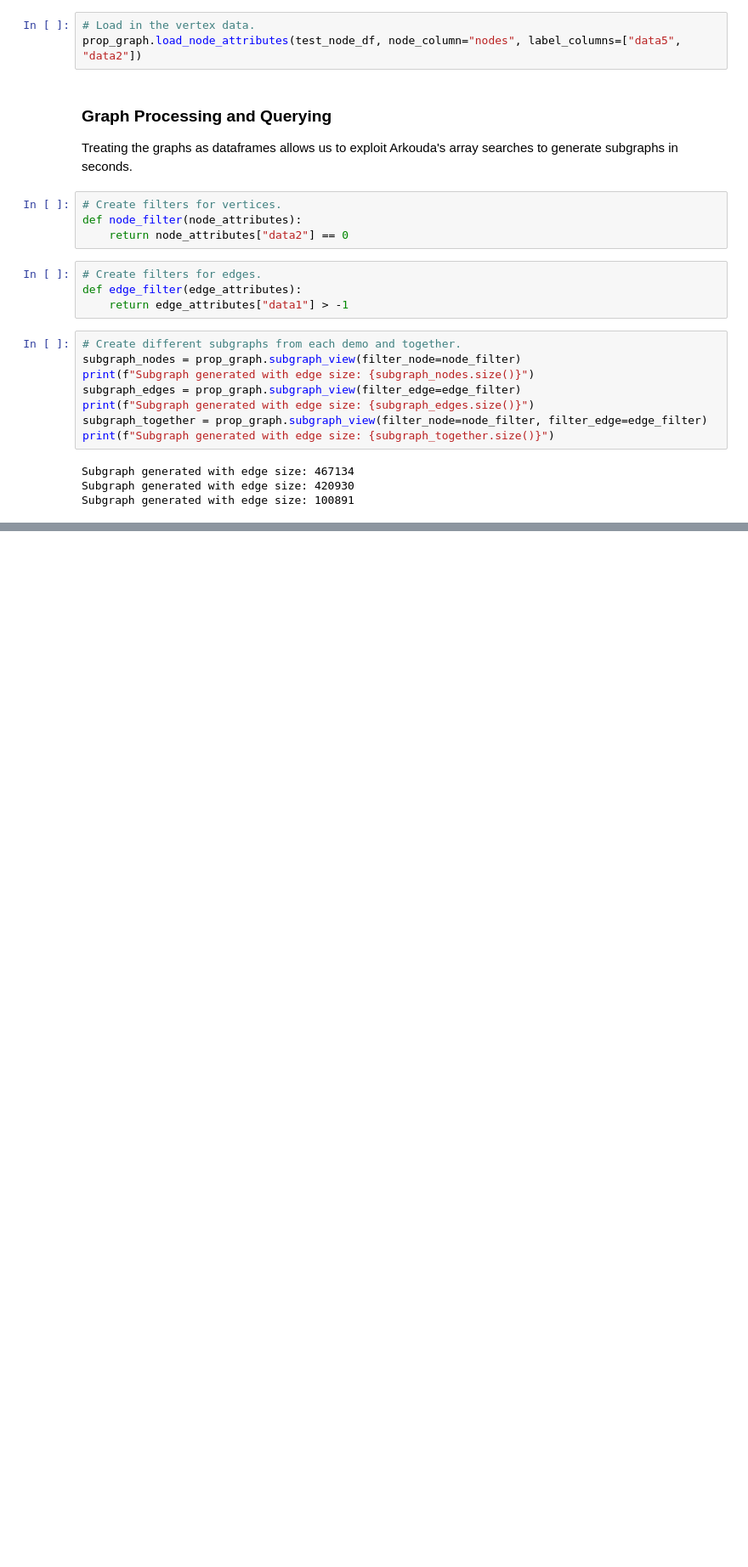
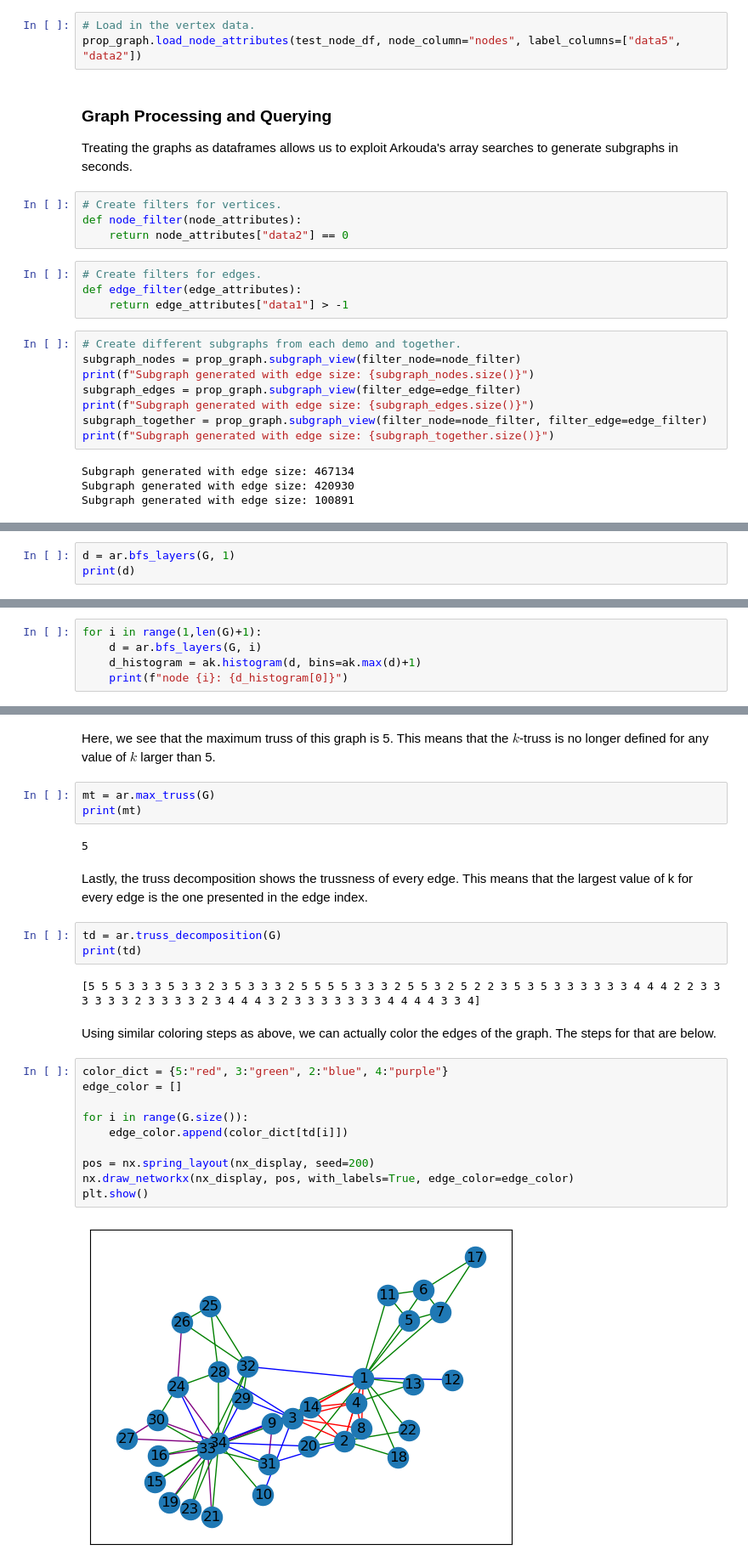
Before and after one commit to Bears-R-Us/arkouda-njit, a Jupyter notebook: arachne/arachne_sample.ipynb, the cells around one changed output, grey strips where cells are left out. Shown at 85% size. Saved outputs shown, nothing was run; the diff lists cells and outputs as text; blank space fills up the shorter version.

```diff
--- a/arachne/arachne_sample.ipynb
+++ b/arachne/arachne_sample.ipynb
@@ -131,0 +185,3 @@ Let's run some graph algorithms and see how we can use the returned information
+# %%
+d = ar.bfs_layers(G, 1)
+print(d)
@@ -131,0 +199,5 @@ Let's run some graph algorithms and see how we can use the returned information
+# %%
+for i in range(1,len(G)+1):
+    d = ar.bfs_layers(G, i)
+    d_histogram = ak.histogram(d, bins=ak.max(d)+1)
+    print(f"node {i}: {d_histogram[0]}")
@@ -131,0 +308,28 @@ Let's run some graph algorithms and see how we can use the returned information
+# %% [markdown]
+Here, we see that the maximum truss of this graph is 5. This means that the $k$-truss is no longer defined for any value of $k$ larger than 5.
+# %%
+mt = ar.max_truss(G)
+print(mt)
+# %% [output]
+5
+# %% [markdown]
+Lastly, the truss decomposition shows the trussness of every edge. This means that the largest value of k for every edge is the one presented in the edge index.
+# %%
+td = ar.truss_decomposition(G)
+print(td)
+# %% [output]
+[5 5 5 3 3 3 5 3 3 2 3 5 3 3 3 2 5 5 5 5 3 3 3 2 5 5 3 2 5 2 2 3 5 3 5 3 3 3 3 3 3 4 4 4 2 2 3 3 3 3 3 3 2 3 3 3 3 2 3 4 4 4 3 2 3 3 3 3 3 3 3 4 4 4 4 3 3 4]
+# %% [markdown]
+Using similar coloring steps as above, we can actually color the edges of the graph. The steps for that are below.
+# %%
+color_dict = {5:"red", 3:"green", 2:"blue", 4:"purple"}
+edge_color = []
+
+for i in range(G.size()):
+    edge_color.append(color_dict[td[i]])
+
+pos = nx.spring_layout(nx_display, seed=200)
+nx.draw_networkx(nx_display, pos, with_labels=True, edge_color=edge_color)
+plt.show()
+# %% [output]
+[figure, added]
```
Also changed, not shown: parts of 36 cells of this notebook.
